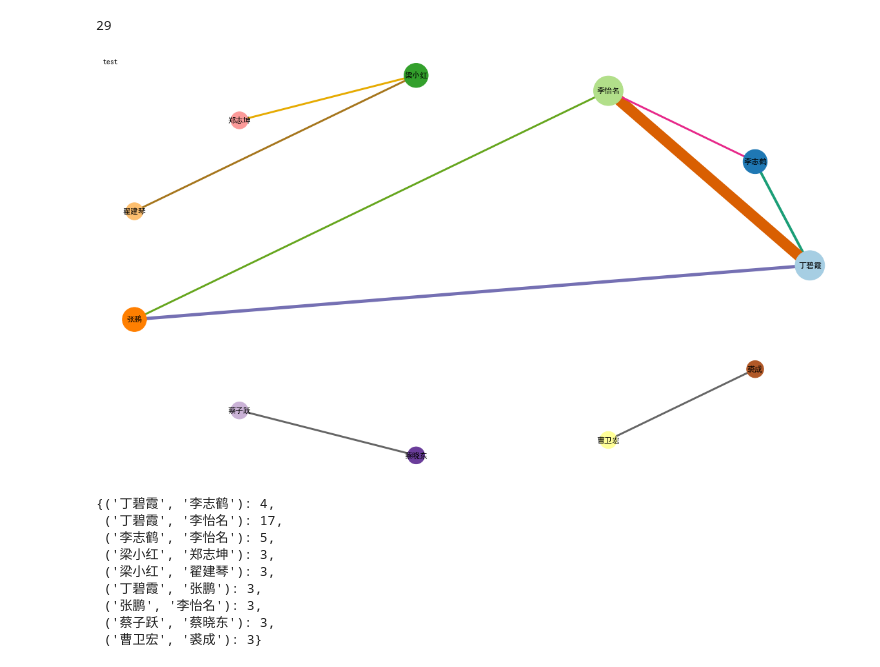
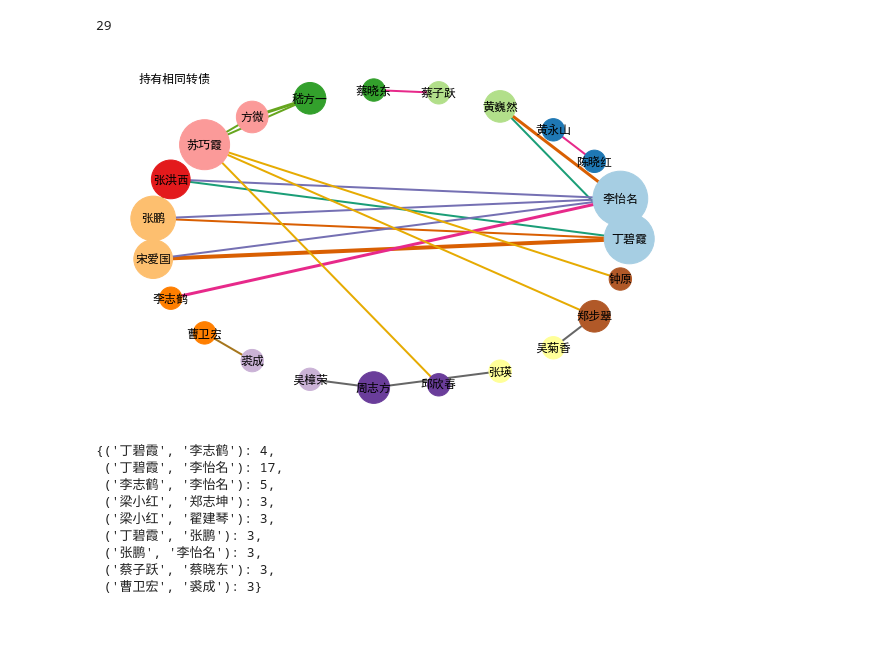
Before and after one commit to Rockyzsu/convertible_bond, a Jupyter notebook: analysis/TopTenHolding.ipynb, the cells around one changed output. Drawn from its saved outputs; the diff is of its cells as text; code cells hidden in the pictures; blank space fills up the shorter version.

```diff
--- a/analysis/TopTenHolding.ipynb
+++ b/analysis/TopTenHolding.ipynb
@@ -384,7 +428,7 @@ def show_figure(relationDict,namelist,title):
     d = dict(g.degree)
 
     nx.draw_circular(g,nodelist=d.keys(),
-                     node_size=[v*600 for v in d.values()],
+                     node_size=[v*100 for v in d.values()],
                      node_color=range(len(namelist)),
                      cmap=plt.cm.Paired,
                      with_labels=True,
@@ -434,18 +478,20 @@ relation_dict = Counter(combinations_name)
 print(relation_dict)
 # %%
 def show_figure(relationDict,namelist_,title):
+    # relationDict namelist_
+
     edgewidth = []
 
     for i in relationDict.values():
         edgewidth.append(i)
 
-    plt.figure(figsize=(16,9))
+    plt.figure(figsize=(8,5))
     g = nx.MultiGraph()
     g.add_edges_from(relationDict.keys())
     d = dict(g.degree)
 
     nx.draw_circular(g,nodelist=d.keys(),
-                     node_size=[v*700 for v in d.values()],
+                     node_size=[v*500 for v in d.values()],
                      node_color=range(len(namelist_)),
                      cmap=plt.cm.Paired,
                      with_labels=True,
@@ -455,8 +501,18 @@ def show_figure(relationDict,namelist_,title):
 
     plt.rcParams['font.sans-serif'] = ['SimHei']
     plt.text(-1.05, 1.05, title, fontsize=12)  # -1，1字体位置
-    plt.savefig('tet.png')
+    plt.savefig('test1.png')
     plt.show()
+# %%
+namelist=[]
+combinations_name=[]
+relation_dict={}
+for index,row in person_df.groupby('SECURITY_CODE'):
+    names = row['HOLDER_NAME'].tolist()
+    namelist+=names
+    combinations_name += combinations(sorted(set(names)),2)
+relation_dict = Counter(combinations_name)
+# print(relation_dict)
 # %%
 len(namelist)
 # %% [output]
@@ -468,5 +524,5 @@ len(relation_dict)
 # %%
 remain_dict ={}
 for k,v in relation_dict.items():
-    if v>2:
+    if v>=2:
         remain_dict[k]=v
@@ -487,10 +563,10 @@ len(name_list)
 # %% [output]
 29
 # %%
-namelist_ = list(set(namelist))
-show_figure(remain_dict,name_list,'test')
+# namelist_ = list(set(namelist))
+show_figure(remain_dict,name_list,'持有相同转债')
 # %% [output]
-[figure, old version]
+[figure, new version]
 # %%
 kv_result=[]
 id=0
```
Also changed, not shown: parts of 60 cells of this notebook, 6 other files.
